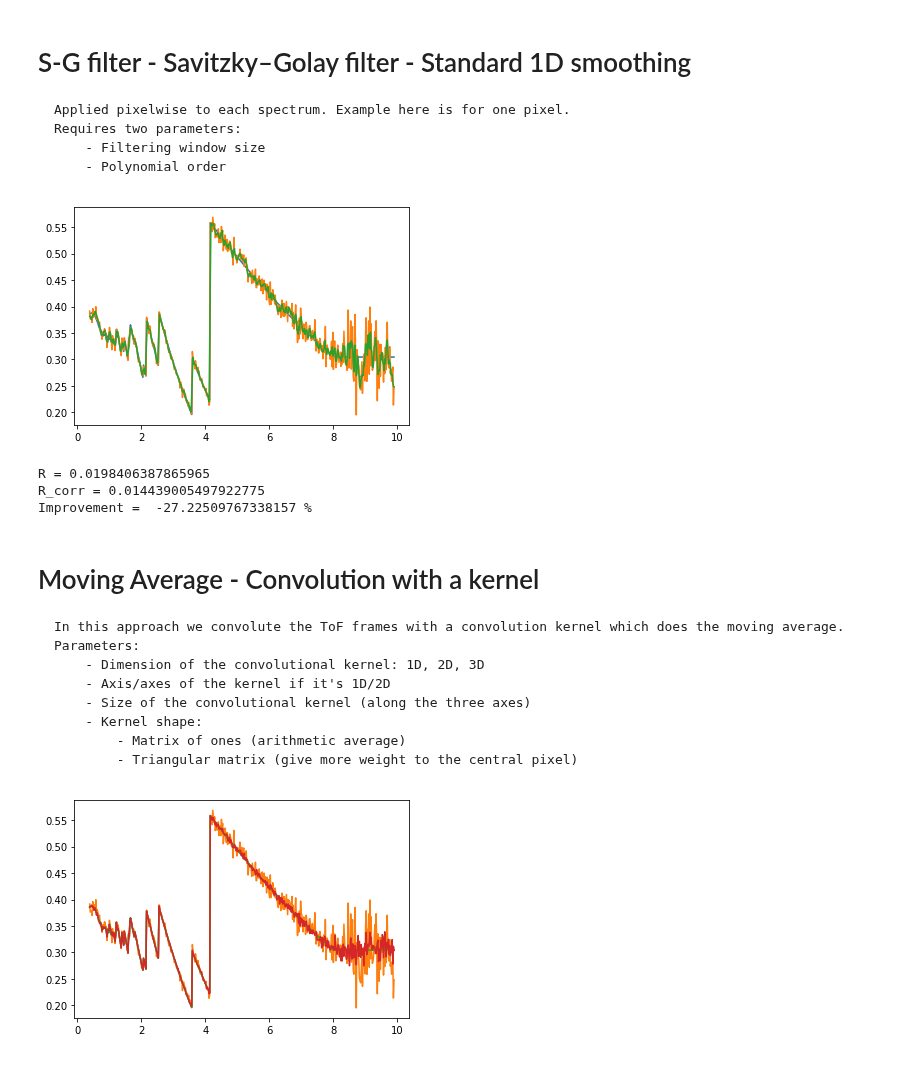
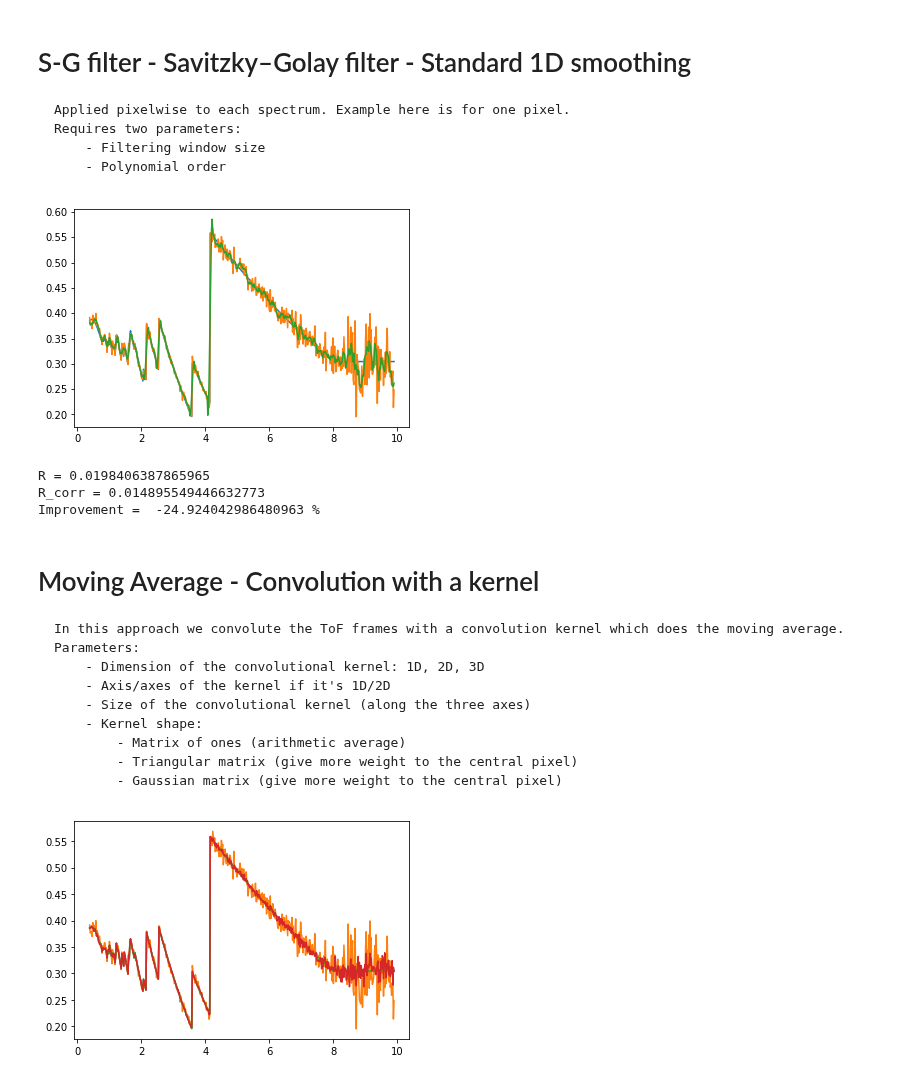
Before and after one commit to neutronimaging/ToFImaging, a Jupyter notebook: scripts/LowSNR_fit.ipynb, the cells around one changed output. Saved outputs shown, nothing was run; the diff lists cells and outputs as text; code cells hidden in the pictures.

```diff
--- a/scripts/LowSNR_fit.ipynb
+++ b/scripts/LowSNR_fit.ipynb
@@ -111,28 +112,28 @@ plt.close()
         - Filtering window size
         - Polynomial order
 # %%
-window = 3
-order = 1
+window = 9
+order = 2
 
 mu_n = T_n[int(size/2),int(size/2),:]
 mu_corr = signpro.savitzky_golay(mu_n,window,order)
 R = stats.rmse(mu_n,T_int)
 R_corr = stats.rmse(mu_corr,T_int)
 
 plt.plot(l,T_int)
 plt.plot(l,mu_n)
 plt.plot(l,mu_corr)
 plt.show()
 plt.close()
 
 print("R =",R)
 print("R_corr =",R_corr)
 print("Improvement = ",100*(R_corr-R)/R,"%")
 # %% [output]
-[figure, old version]
+[figure, new version]
 R = 0.0198406387865965
-R_corr = 0.014439005497922775
-Improvement =  -27.22509767338157 %
+R_corr = 0.014895549446632773
+Improvement =  -24.924042986480963 %
 # %% [markdown]
 # Moving Average - Convolution with a kernel
     In this approach we convolute the ToF frames with a convolution kernel which does the moving average.
@@ -143,6 +144,7 @@ Improvement =  -27.22509767338157 %
         - Kernel shape:
             - Matrix of ones (arithmetic average)
             - Triangular matrix (give more weight to the central pixel)
+            - Gaussian matrix (give more weight to the central pixel)
 # %%
 #dim = 2
 Ksize = 3
```
Also changed, not shown: parts of 1 cell of this notebook, 2 other files.
